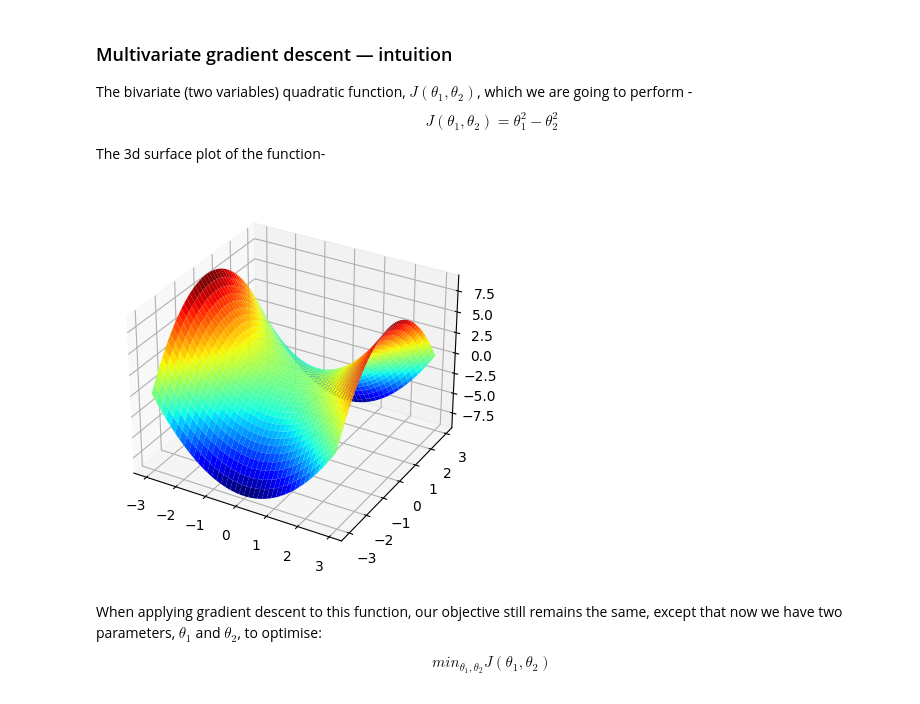
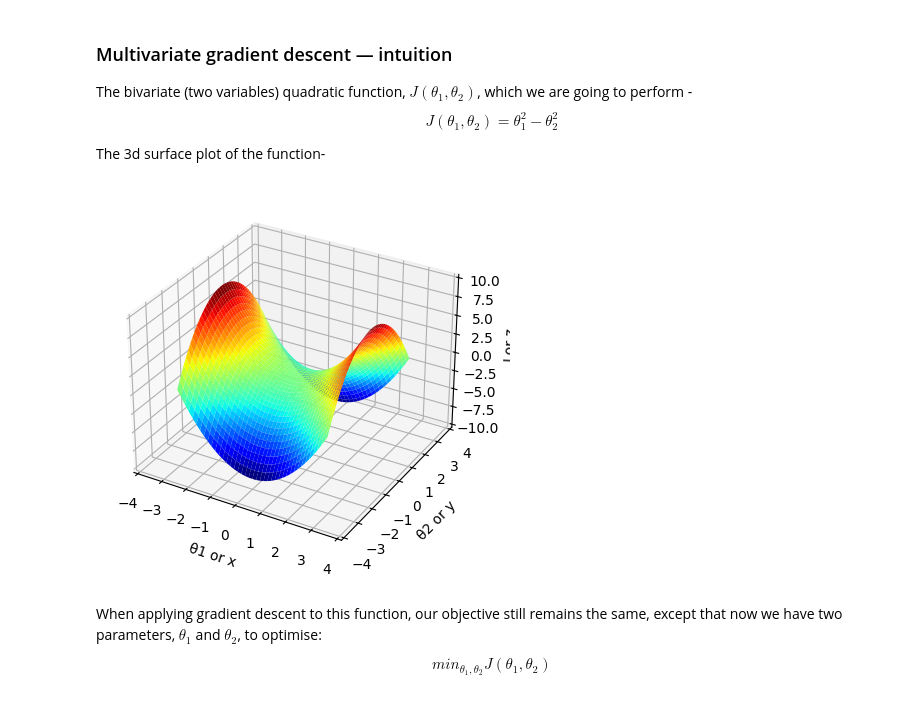
Before and after one commit to BUSY-LOOPING/DeepLearning-Optimizers, a Jupyter notebook: Optimizer-Saddle.ipynb, the cells around one changed output. Saved outputs shown, nothing was run; the diff lists cells and outputs as text; code cells hidden in the pictures.

```diff
--- a/Optimizer-Saddle.ipynb
+++ b/Optimizer-Saddle.ipynb
@@ -21,15 +31,24 @@ The 3d surface plot of the function-
 # %%
 #3d plot
 %matplotlib inline
 fig_1 = plt.figure()
 ax_1 = fig_1.add_subplot(111, projection = '3d')
+# ax_1.view_init(elev=30, azim=60)
+ax_1.set_ylim(-4, 4)
+ax_1.set_xlim(-4, 4)
+ax_1.set_zlim(-10, 10)
 x1 = y1 = np.arange(-3.0, 3.0, 0.05)
 X1, Y1 = np.meshgrid(x1, y1)
 z1 = fun(X1, Y1)
 ax_1.plot_surface(X1, Y1, z1, linewidth = 0.2, antialiased = True, cmap = 'jet')
+ax_1.set_xlabel('θ1 or x')
+ax_1.set_ylabel('θ2 or y')
+ax_1.set_zlabel('J or z')
+
+fig_1.savefig('Cost_f.png')
 plt.show()
 # %% [output]
-[figure, old version]
+[figure, new version]
 # %% [markdown]
 When applying gradient descent to this function, our objective still remains the same, except that now we have two parameters, $ θ_1 $ and $ θ_2 $, to optimise:
 
```
Also changed, not shown: parts of 31 cells of this notebook, 2 other files.
